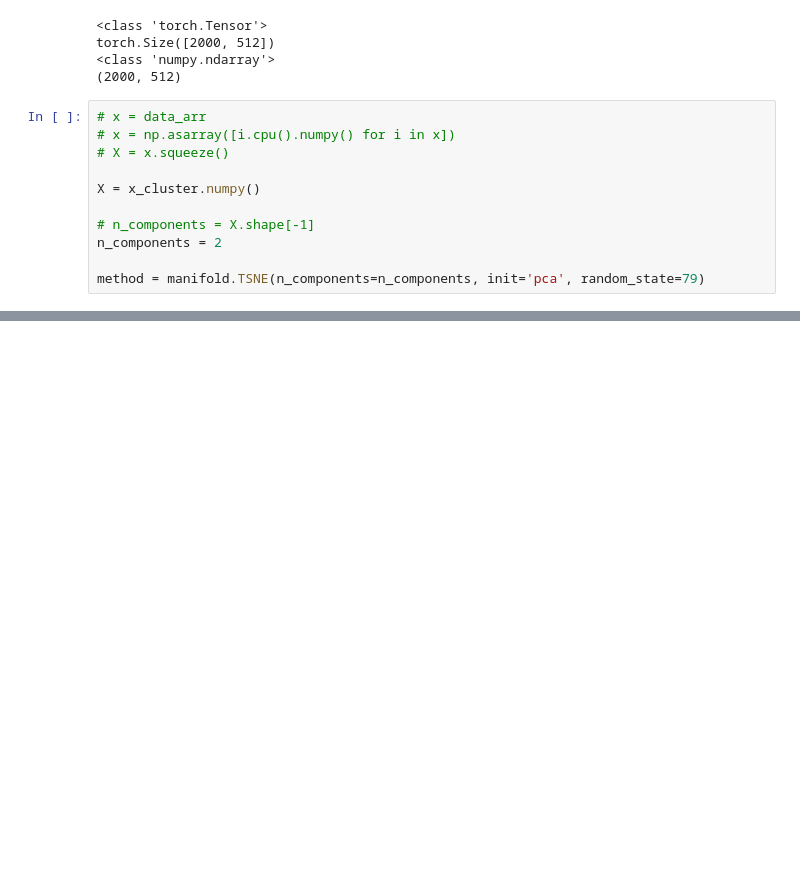
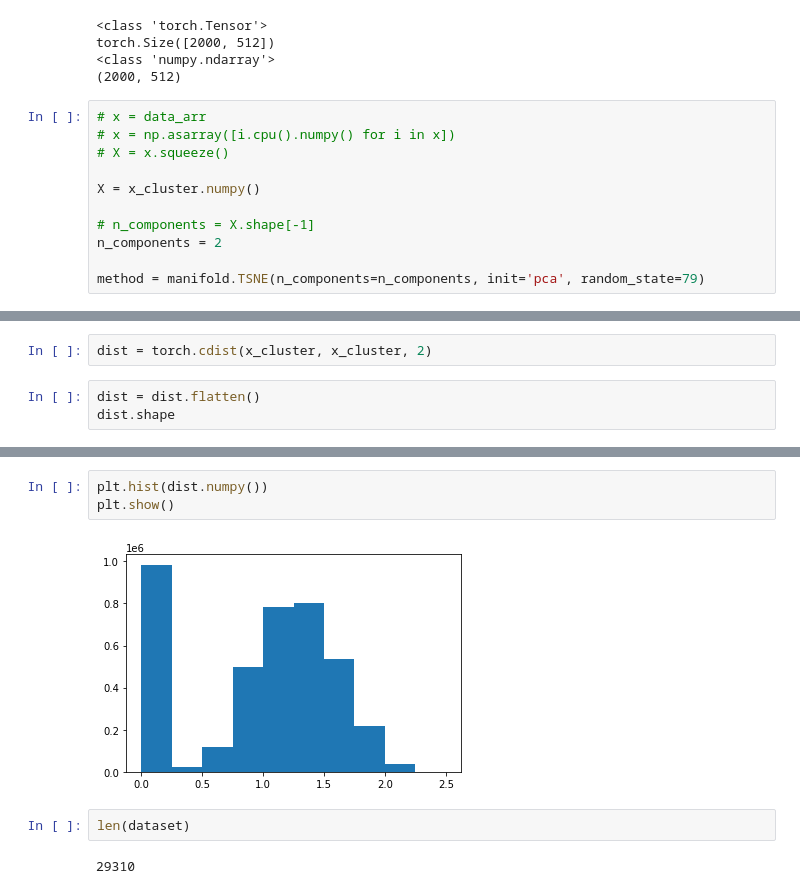
Before and after one commit to deepkarman/BrC_GraphMIL, a Jupyter notebook: Plot_regions.ipynb, the cells around one changed output, grey strips where cells are left out. Saved outputs shown, nothing was run; the diff lists cells and outputs as text; blank space fills up the shorter version.

```diff
--- a/Plot_regions.ipynb
+++ b/Plot_regions.ipynb
@@ -439,0 +687,5 @@ time: 8.7 sec
+# %%
+dist = torch.cdist(x_cluster, x_cluster, 2)
+# %%
+dist = dist.flatten()
+dist.shape
@@ -439,0 +720,9 @@ time: 8.7 sec
+# %%
+plt.hist(dist.numpy())
+plt.show()
+# %% [output]
+[figure, added]
+# %%
+len(dataset)
+# %% [output]
+29310
```
Also changed, not shown: parts of 39 cells of this notebook, 2 other files.
